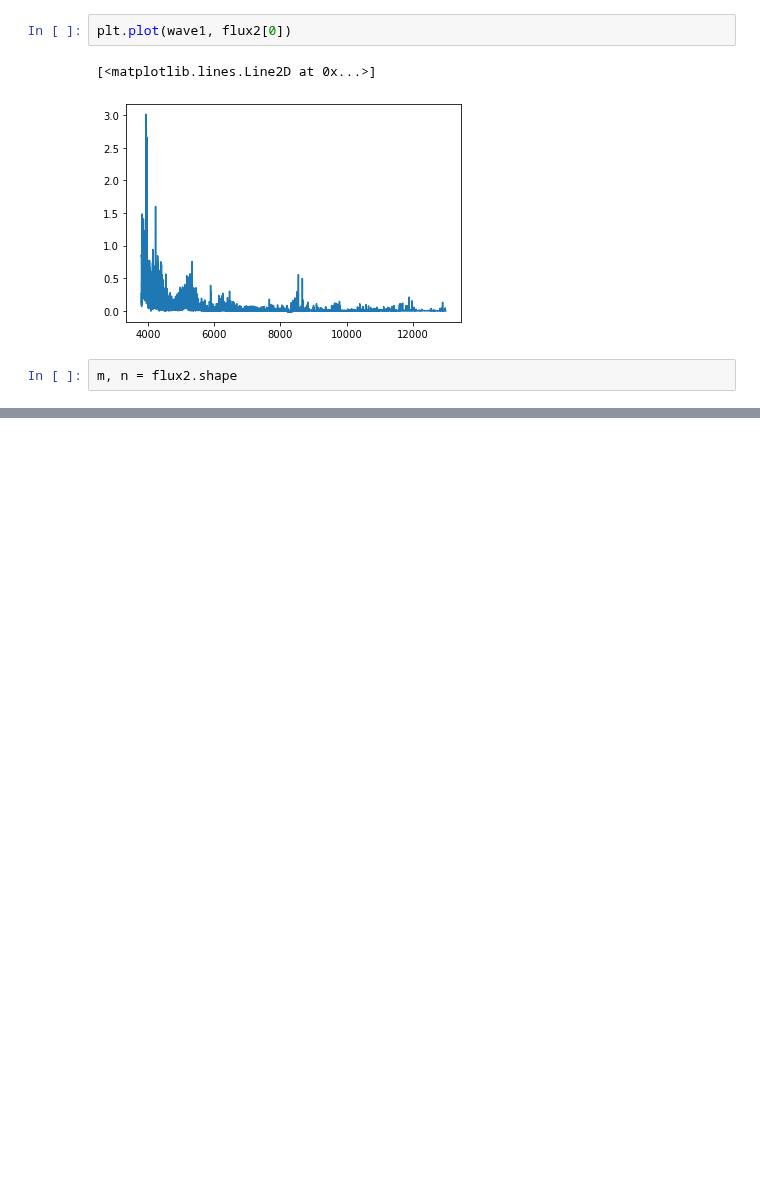
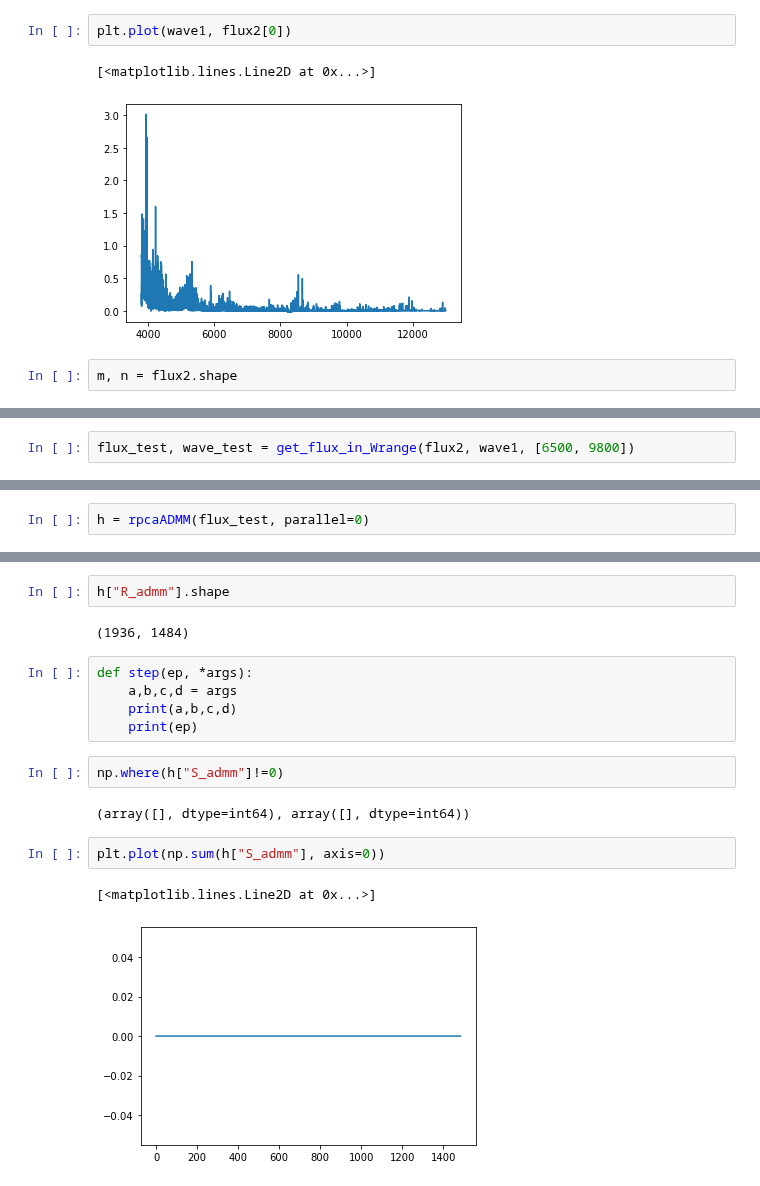
Before and after one commit to ViskaWei/LV, a Jupyter notebook: nb/eval_rpca_t1.ipynb, the cells around one changed output, grey strips where cells are left out. Drawn from its saved outputs; the diff is of its cells as text; blank space fills up the shorter version.

Commit message:
debug rpca

```diff
--- a/nb/Untitled.ipynb
+++ b/nb/eval_rpca_t1.ipynb
@@ -68,0 +92,2 @@ ModuleNotFoundError: No module named 'LV'
+# %%
+flux_test, wave_test = get_flux_in_Wrange(flux2, wave1, [6500, 9800])
@@ -68,0 +104,2 @@ ModuleNotFoundError: No module named 'LV'
+# %%
+h = rpcaADMM(flux_test, parallel=0)
@@ -68,0 +116,18 @@ ModuleNotFoundError: No module named 'LV'
+# %%
+h["R_admm"].shape
+# %% [output]
+(1936, 1484)
+# %%
+def step(ep, *args):
+    a,b,c,d = args
+    print(a,b,c,d)
+    print(ep)
+# %%
+np.where(h["S_admm"]!=0)
+# %% [output]
+(array([], dtype=int64), array([], dtype=int64))
+# %%
+plt.plot(np.sum(h["S_admm"], axis=0))
+# %% [output]
+[<matplotlib.lines.Line2D at 0x...>]
+[figure, added]
```
Also changed, not shown: parts of 9 cells of this notebook, 3 other files.
